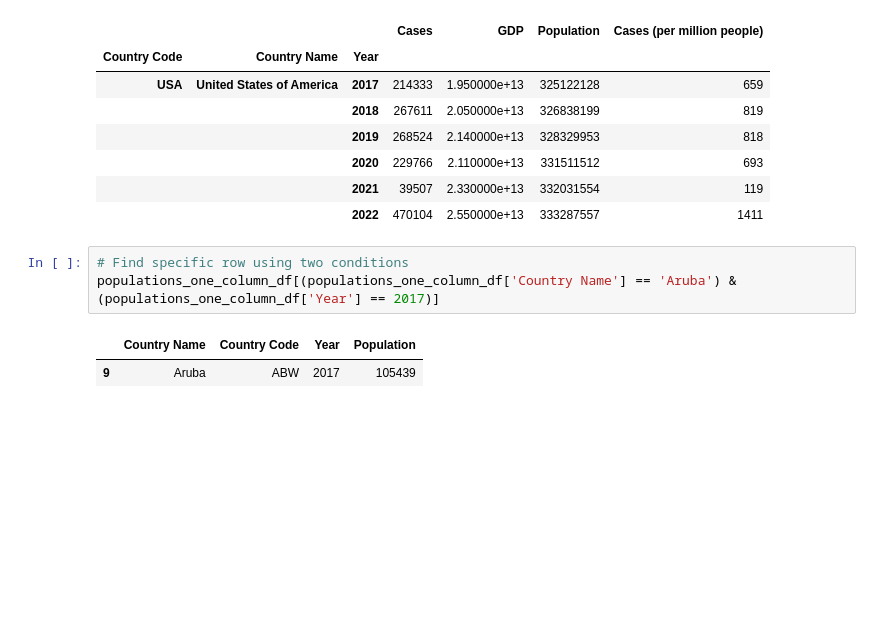
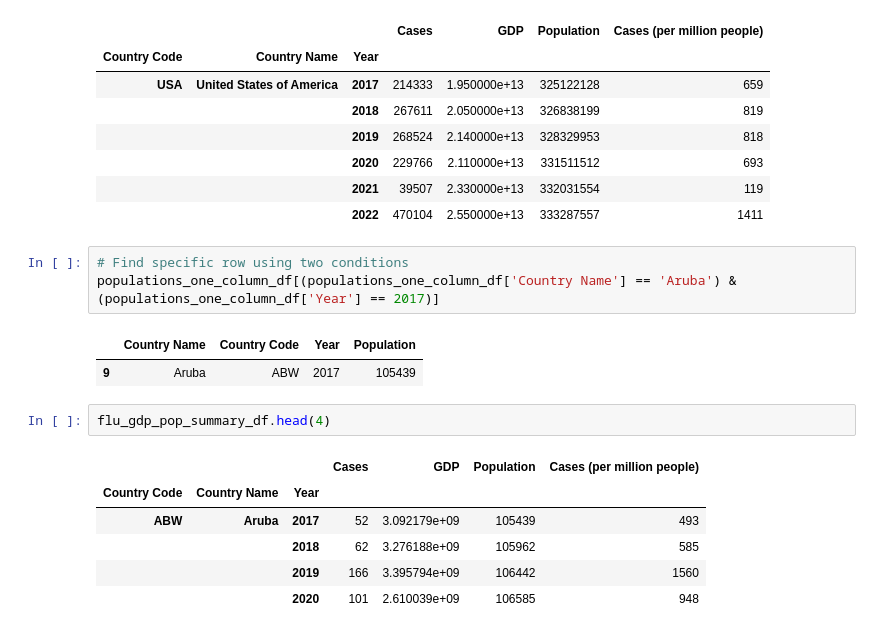
Before and after one commit to PianoPalf/group-project-pyflu, a Jupyter notebook: PyFlu_dataframes_SP.ipynb, the cells around one changed output. Drawn from its saved outputs; the diff is of its cells as text; blank space fills up the shorter version.

```diff
--- a/PyFlu_dataframes_SP.ipynb
+++ b/PyFlu_dataframes_SP.ipynb
@@ -382,3 +382,12 @@ populations_one_column_df[(populations_one_column_df['Country Name'] == 'Aruba')
 # %% [output]
 |  | Country Name | Country Code | Year | Population |
 | 9 | Aruba | ABW | 2017 | 105439 |
+# %%
+flu_gdp_pop_summary_df.head(4)
+# %% [output]
+|  |  |  | Cases | GDP | Population | Cases (per million people) |
+| Country Code | Country Name | Year |  |  |  |  |
+| ABW | Aruba | 2017 | 52 | 3.092179e+09 | 105439 | 493 |
+|  |  | 2018 | 62 | 3.276188e+09 | 105962 | 585 |
+|  |  | 2019 | 166 | 3.395794e+09 | 106442 | 1560 |
+|  |  | 2020 | 101 | 2.610039e+09 | 106585 | 948 |
```
Also changed, not shown: 3 other files.
